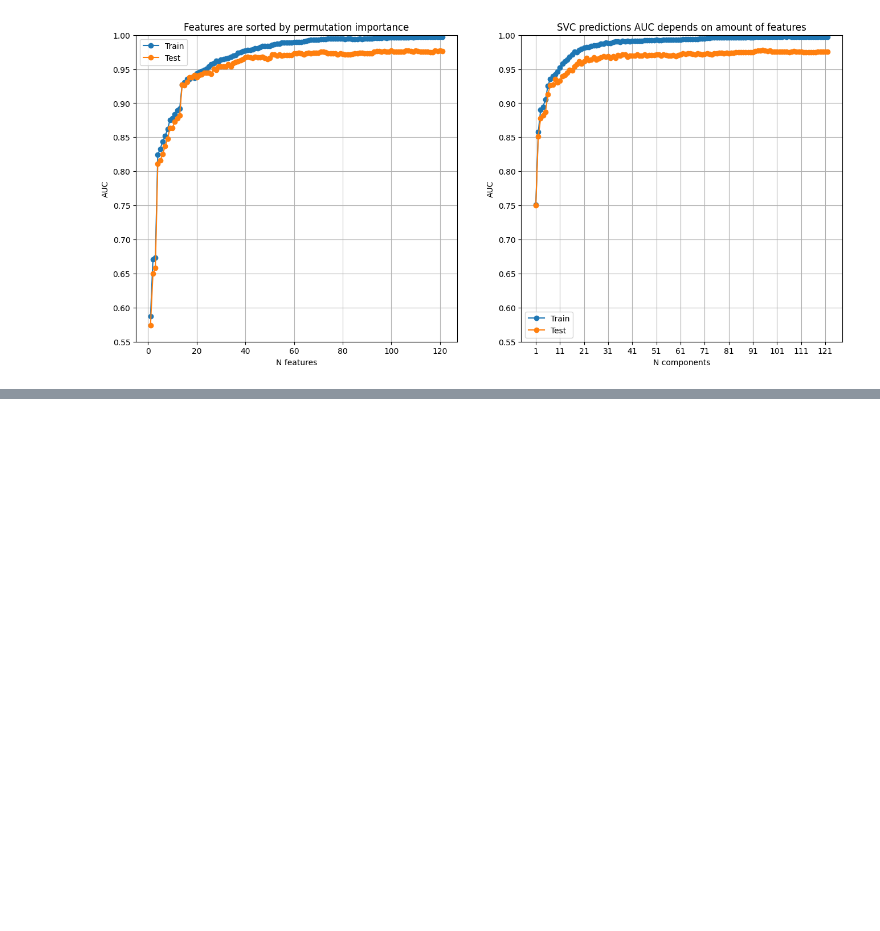
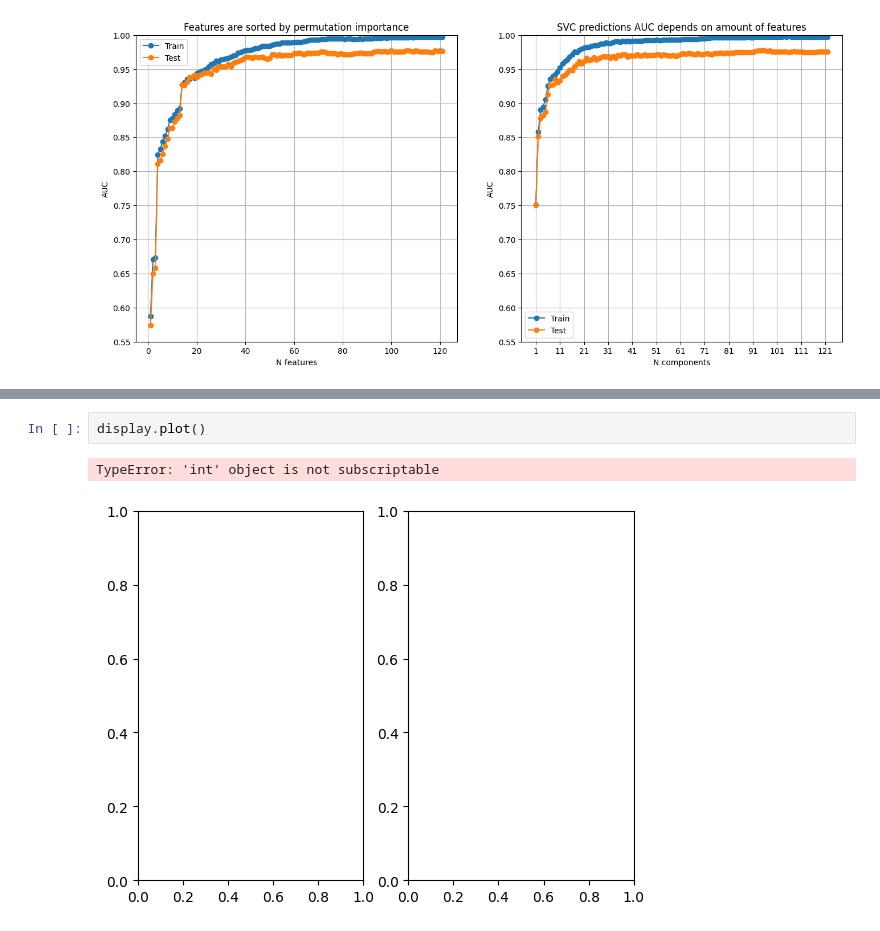
Before and after one commit to Protolaw/a2a_binary_classifier, a Jupyter notebook: svm.ipynb, the cells around one changed output, grey strips where cells are left out. Cells and saved outputs as stored; diff of their text form; blank space fills up the shorter version.

```diff
--- a/svm.ipynb
+++ b/svm.ipynb
@@ -297,0 +363,5 @@ plt.savefig(f'{pics}/clf_dtree_balanced.png')
+# %%
+display.plot()
+# %% [output]
+TypeError: 'int' object is not subscriptable
+[figure, added]
```
Also changed, not shown: parts of 9 cells of this notebook.
